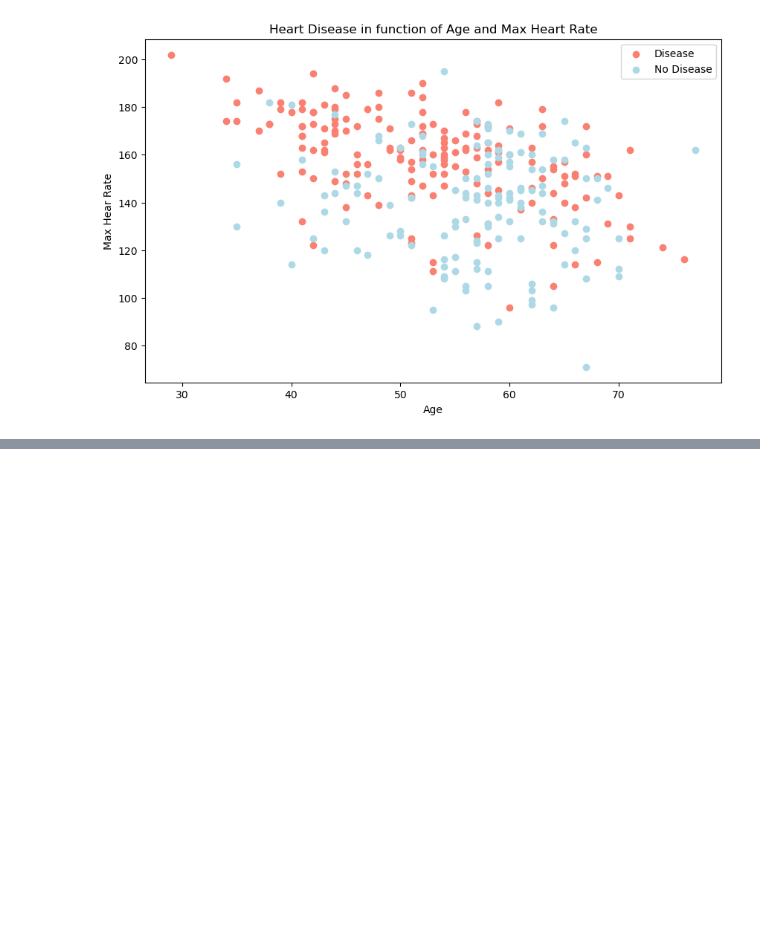
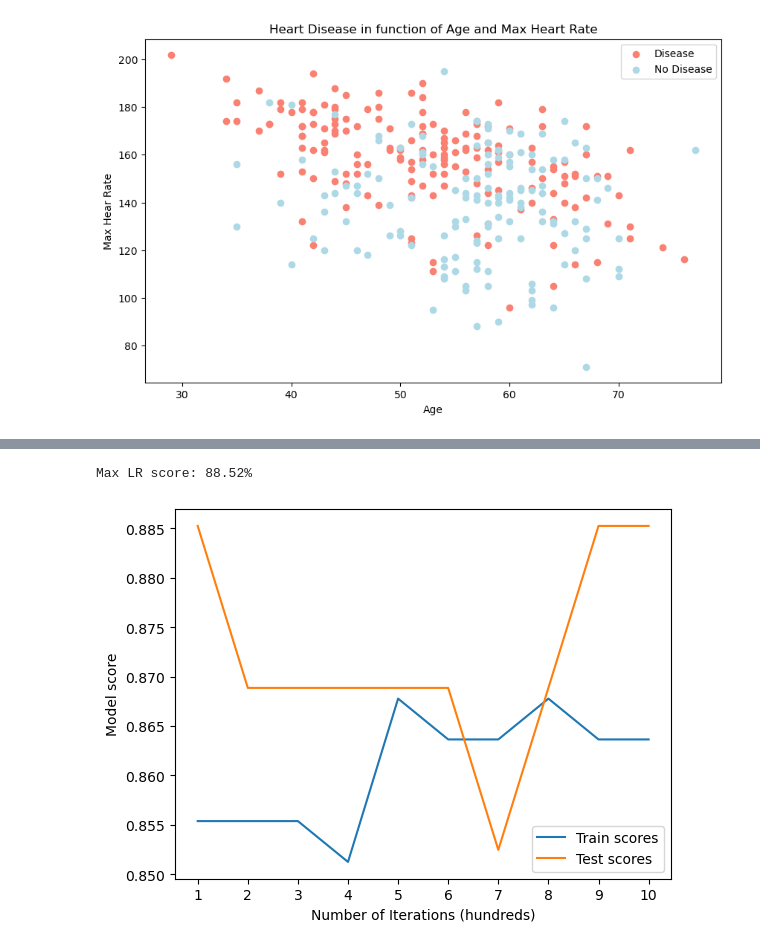
Before and after one commit to surtecha/Heart-Disease-Prediction, a Jupyter notebook: Heart-Disease-Predictor.ipynb, the cells around one changed output, grey strips where cells are left out. Saved outputs shown, nothing was run; the diff lists cells and outputs as text; code cells hidden in the pictures; blank space fills up the shorter version.

```diff
--- a/Heart-Disease-Predictor.ipynb
+++ b/Heart-Disease-Predictor.ipynb
@@ -317,0 +328,14 @@ Please also refer to the documentation for alternative solver options:
+# %%
+train_scores = []
+test_scores = []
+
+iters = range(1, 11)
+
+lr = LogisticRegression()
+
+for i in iters:
+    lr.set_params(max_iter = 100*i)
+
+    lr.fit(X_train, y_train)
+    train_scores.append(lr.score(X_train, y_train))
+    test_scores.append(lr.score(X_test, y_test))
@@ -317,0 +386,12 @@ Please also refer to the documentation for alternative solver options:
+# %%
+plt.plot(iters, train_scores, label='Train scores')
+plt.plot(iters, test_scores, label='Test scores')
+plt.xticks(np.arange(1, 11, 1))
+plt.xlabel('Number of Iterations (hundreds)')
+plt.ylabel('Model score')
+plt.legend()
+
+print(f'Max LR score: {max(test_scores)*100:.2f}%')
+# %% [output]
+Max LR score: 88.52%
+[figure, added]
```
Also changed, not shown: parts of 36 cells of this notebook.
